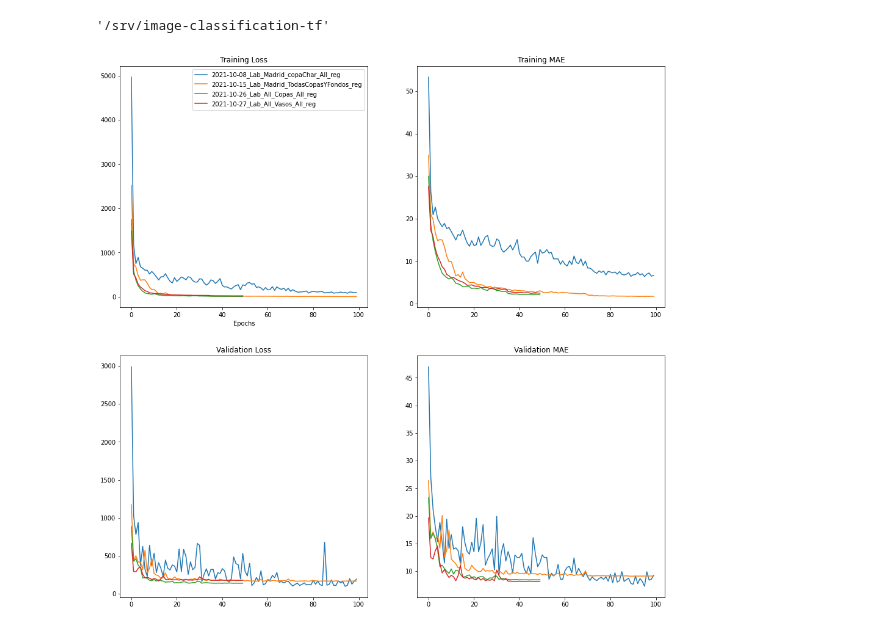
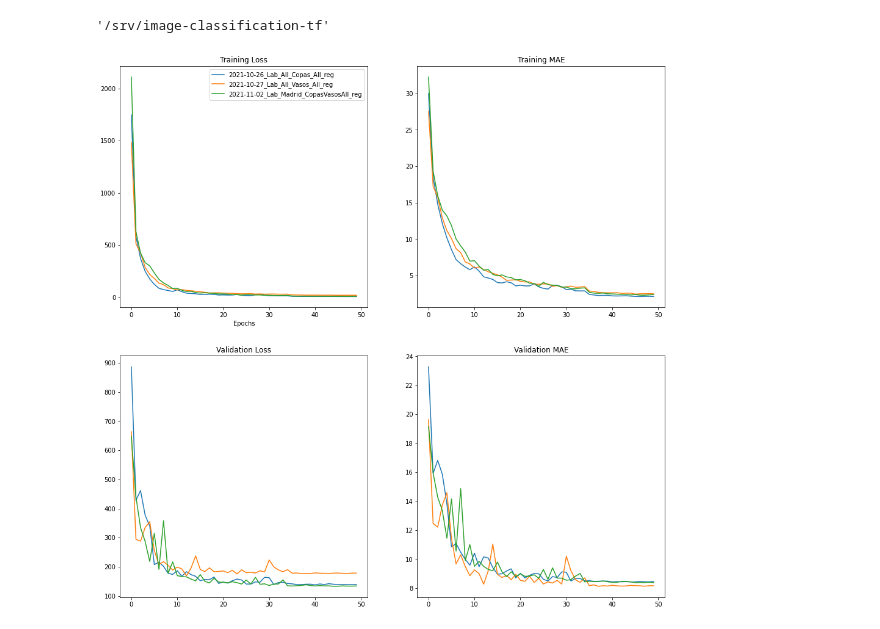
Before and after one commit to MiriamCobo/BrainGut-WineUp, a Jupyter notebook: notebooks/2.0-Model_training.ipynb, the cells around one changed output. Cells and saved outputs as stored; diff of their text form; code cells hidden in the pictures.

Commit message:
Prueba con copas y vasos Madrid

```diff
--- a/notebooks/2.0-Model_training.ipynb
+++ b/notebooks/2.0-Model_training.ipynb
@@ -98,11 +98,10 @@ pwd
 # %%
 from imgclas.plot_utils import multi_training_plots
 
-TIMESTAMPS = ['2021-10-08_Lab_Madrid_copaChar_All_reg',
-             '2021-10-15_Lab_Madrid_TodasCopasYFondos_reg',
-             '2021-10-26_Lab_All_Copas_All_reg',
-             '2021-10-27_Lab_All_Vasos_All_reg']
+TIMESTAMPS = ['2021-10-26_Lab_All_Copas_All_reg',
+             '2021-10-27_Lab_All_Vasos_All_reg',
+             '2021-11-02_Lab_Madrid_CopasVasosAll_reg']
 
 multi_training_plots(timestamps=TIMESTAMPS)
 # %% [output]
-[figure, old version]
+[figure, new version]
```
Also changed, not shown: parts of 3 cells of this notebook, 7 other files.
